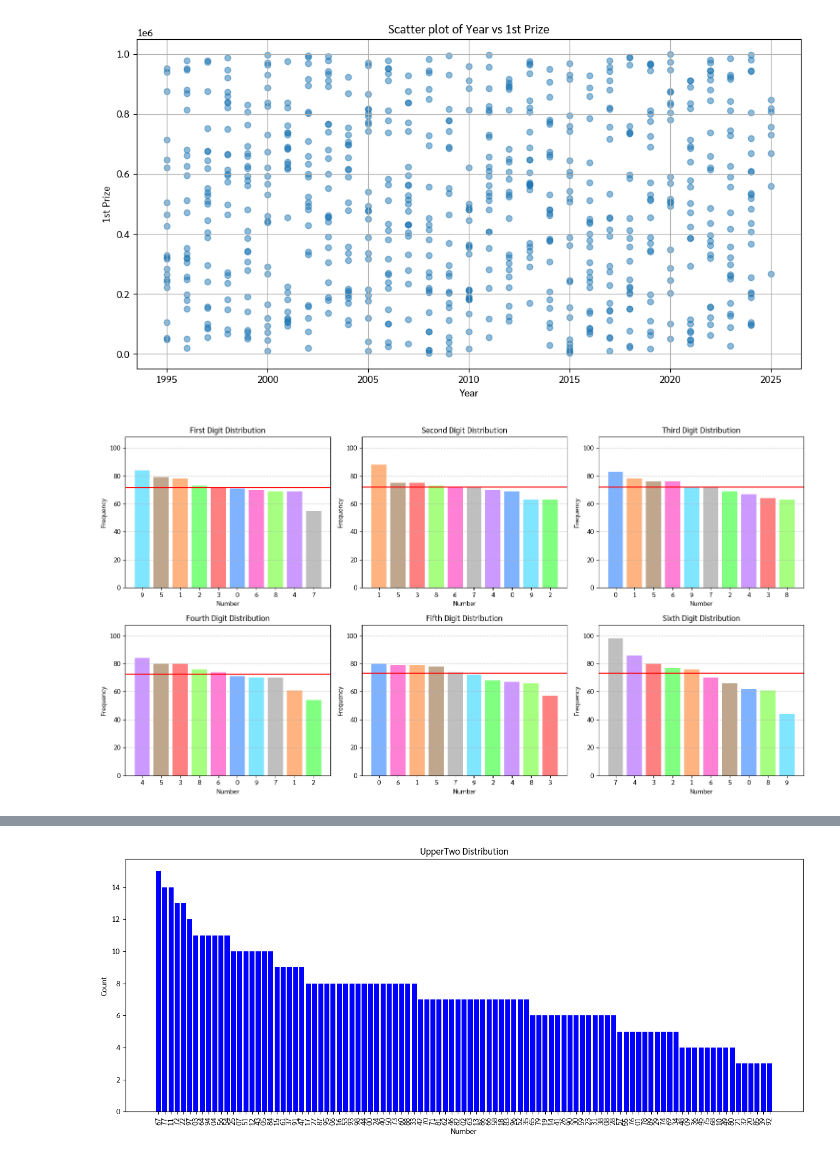
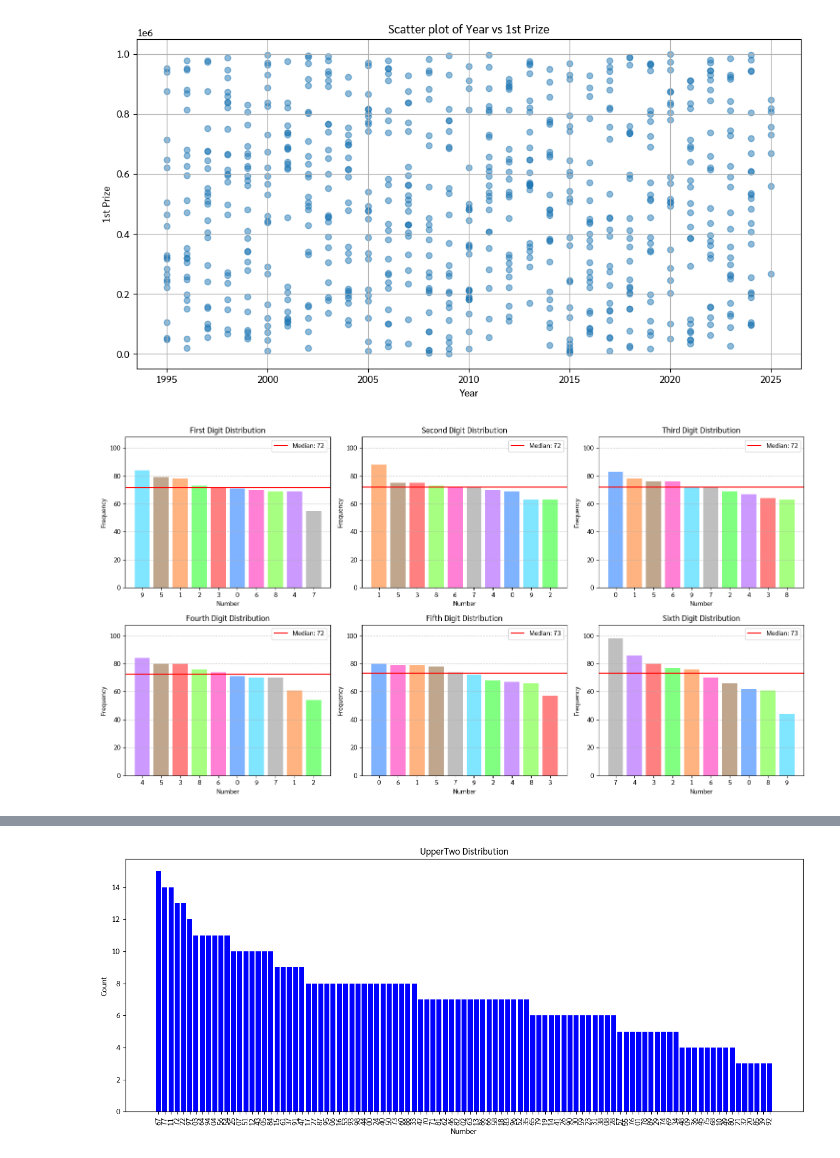
Before and after one commit to tangnatta/AUT461-Thai-Lottery-2025, a Jupyter notebook: eda.ipynb, the cells around one changed output, grey strips where cells are left out. Drawn from its saved outputs; the diff is of its cells as text; code cells hidden in the pictures.

```diff
--- a/eda.ipynb
+++ b/eda.ipynb
@@ -304,6 +304,7 @@ number_colors = {
     '9': '#80E5FF'   # deeper pastel light blue
 }
 # %%
+
 # Extract each digit of the first prize number
 df['1st_prize'] = df['1st_prize'].astype(str).str.zfill(6)  # Ensure 6 digits with leading zeros
 
@@ -313,32 +314,34 @@ positions = [(0, 'First'), (1, 'Second'), (2, 'Third'),
 
 for i, (pos, label) in enumerate(positions):
     plt.subplot(2, 3, i+1)
 
     digit_var_name = f'win_digit{i+1}'
     globals()[digit_var_name] = df['1st_prize'].str[pos]
 
     digit_counts = globals()[digit_var_name].value_counts()
 
     # Use number_colors for each bar based on the digit
     colors = [number_colors[str(digit)] for digit in digit_counts.index]
     plt.bar(digit_counts.index, digit_counts.values, color=colors)
 
     median_value = digit_counts.median()
     plt.axhline(y=median_value, color='r', linestyle='-',
                 label=f'Median: {median_value:.0f}')
 
     plt.title(f'{label} Digit Distribution')
     plt.xlabel('Number')
     plt.ylabel('Frequency')
     plt.xticks(range(10))
 
     # Set consistent y-axis limits
     max_frequency = max(df['1st_prize'].str[pos].value_counts().max() for pos in range(6))
     plt.ylim(0, max_frequency * 1.1)
     plt.grid(axis='y', linestyle='--', alpha=0.7)
+    plt.legend()
+
 
 plt.tight_layout()
 plt.show()
 # %% [output]
-[figure, old version]
+[figure, new version]
 # %%
```
Also changed, not shown: parts of 1 cell of this notebook.
